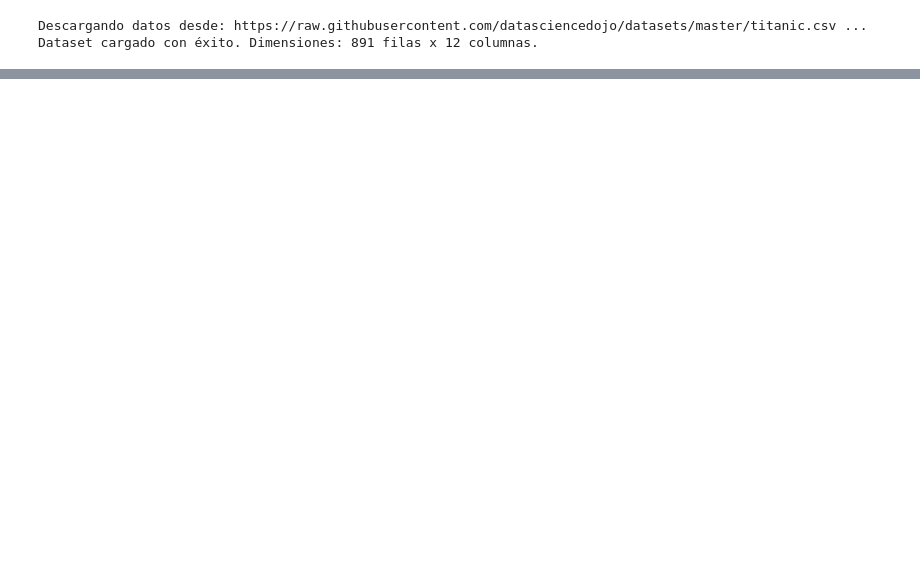
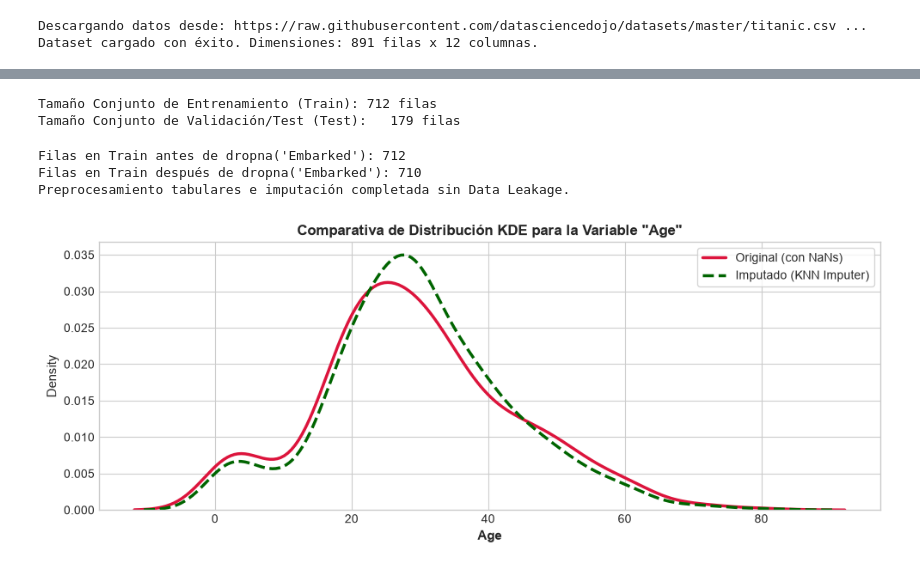
Before and after one commit to carlobeni/Machine-Learning, a Jupyter notebook: Clase_3/nb_practica_C3_preprocessing.ipynb, the cells around one changed output, grey strips where cells are left out. Drawn from its saved outputs; the diff is of its cells as text; code cells hidden in the pictures; blank space fills up the shorter version.

```diff
--- a/Clase_3/nb_practica_C3_preprocessing.ipynb
+++ b/Clase_3/nb_practica_C3_preprocessing.ipynb
@@ -139,14 +111,0 @@ Imputación completada sin Data Leakage.
-# %%
-def plot_imputation_results(df_orig: pd.DataFrame, df_clean: pd.DataFrame, var_name: str):
-    """Grafica la distribución de la variable imputada en Matplotlib."""
-    fig, ax = plt.subplots(figsize=(8, 4))
-    ax.hist(df_orig[var_name].dropna(), bins=25, alpha=0.5, color='steelblue', label='Original (con Nulos)', density=True)
-    ax.hist(df_clean[var_name], bins=25, alpha=0.5, color='forestgreen', label='Imputado KNN (k=5)', density=True)
-    ax.set_title(f'Distribución de {var_name} (Train Set): Original vs KNN Imputed', fontweight='bold')
-    ax.set_xlabel(var_name)
-    ax.set_ylabel('Densidad')
-    ax.legend(frameon=True)
-    plt.tight_layout()
-    plt.show()
-
-plot_imputation_results(df_train, df_train_clean, 'Age')
@@ -521,0 +170,63 @@ Matriz de validación procesada:    (179, 9)
+# %%
+# Partición estricta de datos en Train (80%) y Validation/Test (20%)
+df_train, df_test = train_test_split(df_raw, test_size=0.20, random_state=42)
+print(f"Tamaño Conjunto de Entrenamiento (Train): {df_train.shape[0]} filas")
+print(f"Tamaño Conjunto de Validación/Test (Test):   {df_test.shape[0]} filas")
+# %% [output]
+Tamaño Conjunto de Entrenamiento (Train): 712 filas
+Tamaño Conjunto de Validación/Test (Test):   179 filas
+# %%
+def preprocess_tabular_features(df_tr: pd.DataFrame, df_te: pd.DataFrame) -> tuple:
+    """Aplica eliminación directa (dropna) e imputación calculada SOLO en Train."""
+    tr = df_tr.copy()
+    te = df_te.copy()
+
+    # 1. Remoción de duplicados en Train
+    tr = tr.drop_duplicates()
+
+    # 2. Demostración de Eliminación Directa (dropna) en filas con nulos en 'Embarked'
+    print(f"Filas en Train antes de dropna('Embarked'): {len(tr)}")
+    tr = tr.dropna(subset=['Embarked']).copy()
+    te = te.dropna(subset=['Embarked']).copy()
+    print(f"Filas en Train después de dropna('Embarked'): {len(tr)}")
+
+    # 3. Variable indicadora Has_Cabin y descarte de columna Cabin (>77% nulos)
+    for d in [tr, te]:
+        d['Has_Cabin'] = d['Cabin'].notnull().astype(int)
+        d.drop(columns=['Cabin', 'PassengerId', 'Name', 'Ticket'], inplace=True, errors='ignore')
+
+    # 4. Imputación Categórica por Moda
+    imp_cat = SimpleImputer(strategy='most_frequent')
+    tr['Embarked'] = imp_cat.fit_transform(tr[['Embarked']]).ravel()
+    te['Embarked'] = imp_cat.transform(te[['Embarked']]).ravel()
+
+    # 5. Imputación Numérica KNN (k=5 vecinos)
+    num_cols = ['Pclass', 'SibSp', 'Parch', 'Fare', 'Age']
+    knn_imp = KNNImputer(n_neighbors=5)
+
+    tr[num_cols] = knn_imp.fit_transform(tr[num_cols])
+    te[num_cols] = knn_imp.transform(te[num_cols])
+
+    return tr, te
+
+df_train_clean, df_test_clean = preprocess_tabular_features(df_train, df_test)
+print("Preprocesamiento tabulares e imputación completada sin Data Leakage.")
+# %% [output]
+Filas en Train antes de dropna('Embarked'): 712
+Filas en Train después de dropna('Embarked'): 710
+Preprocesamiento tabulares e imputación completada sin Data Leakage.
+# %%
+def plot_imputation_results(df_orig: pd.DataFrame, df_clean: pd.DataFrame, feature: str = 'Age'):
+    """Compara visualmente la distribución antes y después de imputar."""
+    fig, ax = plt.subplots(figsize=(10, 4))
+    sns.kdeplot(df_orig[feature].dropna(), ax=ax, color='crimson', label='Original (con NaNs)', linewidth=2.5)
+    sns.kdeplot(df_clean[feature], ax=ax, color='darkgreen', label='Imputado (KNN Imputer)', linestyle='--', linewidth=2.5)
+    ax.set_title(f'Comparativa de Distribución KDE para la Variable "{feature}"', fontweight='bold')
+    ax.set_xlabel(feature, fontweight='bold')
+    ax.legend(frameon=True)
+    plt.tight_layout()
+    plt.show()
+
+plot_imputation_results(df_train, df_train_clean, 'Age')
+# %% [output]
+[figure, added]
```
Also changed, not shown: parts of 52 cells of this notebook, 18 other files.
